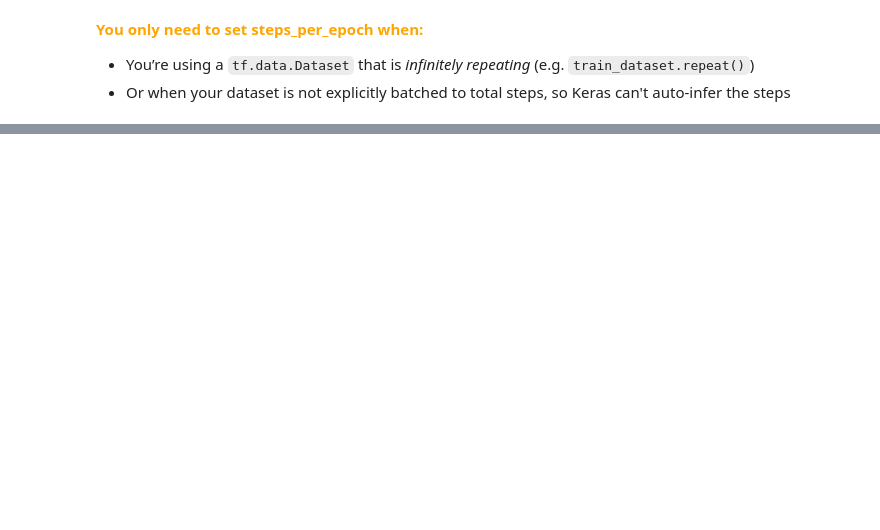
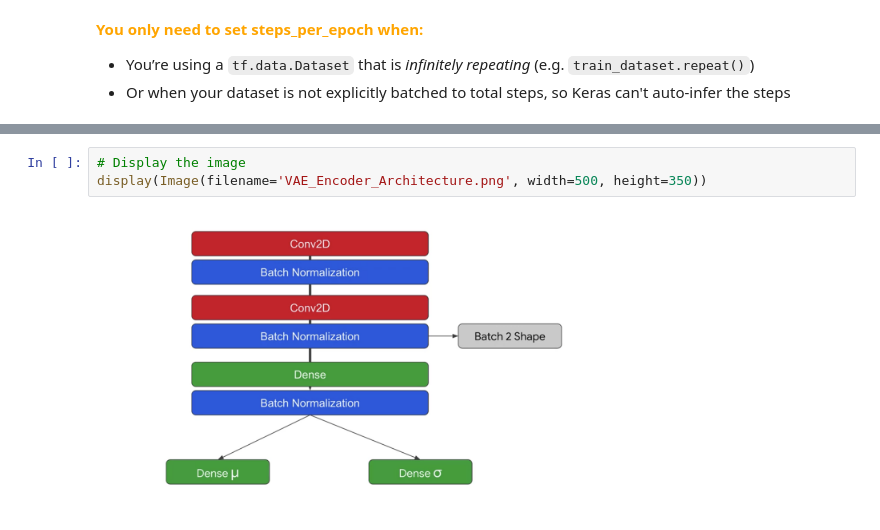
Before and after one commit to IkramInf/TheCodeAndEvolveJourney, a Jupyter notebook: MyLearning/ArtificialIntelligence/Variational Autoencoder.ipynb, the cells around one changed output, grey strips where cells are left out. Cells and saved outputs as stored; diff of their text form; blank space fills up the shorter version.

```diff
--- a/MyLearning/ArtificialIntelligence/Variational Autoencoder.ipynb
+++ b/MyLearning/ArtificialIntelligence/Variational Autoencoder.ipynb
@@ -389,0 +456,5 @@ plt.show()
+# %%
+# Display the image
+display(Image(filename='VAE_Encoder_Architecture.png', width=500, height=350))
+# %% [output]
+[figure, added]
```
Also changed, not shown: parts of 27 cells of this notebook.
